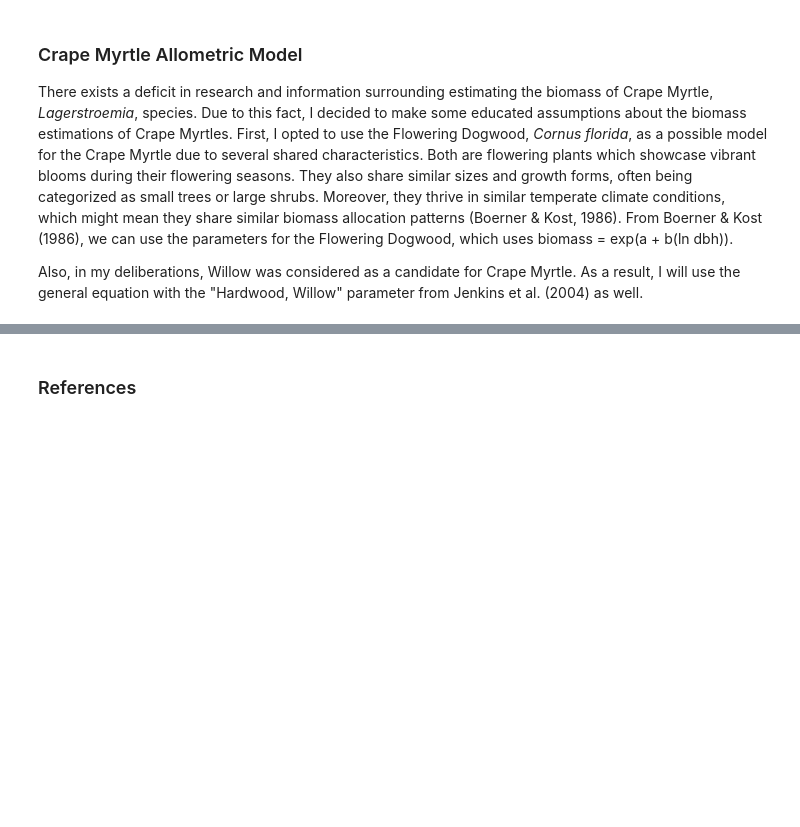
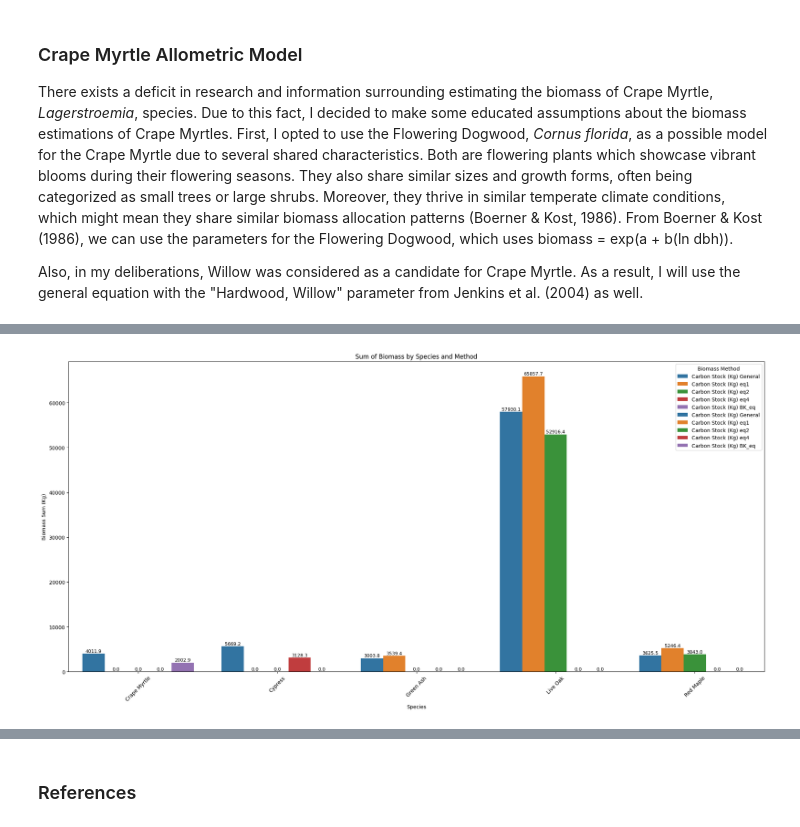
Before and after one commit to mikafur32/allometry-Assignment2, a Jupyter notebook: allometry.ipynb, the cells around one changed output, grey strips where cells are left out. Drawn from its saved outputs; the diff is of its cells as text; code cells hidden in the pictures; blank space fills up the shorter version.

```diff
--- a/allometry.ipynb
+++ b/allometry.ipynb
@@ -330,0 +335,29 @@ plt.show()
+# %%
+# Calculate the sum of biomass by species for each method and melt the data
+biomass_sum_by_species = consolidated_data.groupby('Species')[columns_with_data].sum().reset_index()
+biomass_sum_melted = biomass_sum_by_species.melt(id_vars=["Species"], value_vars=columns_with_data,
+                                                 var_name="Method", value_name="Biomass Sum (Kg)")
+
+plt.figure(figsize=(20, 10))
+ax = sns.barplot(x="Species", y="Biomass Sum (Kg)", hue="Method", data=biomass_sum_melted)
+
+# Adding numerical callouts to the bars
+for p in ax.patches:
+    ax.annotate(f"{p.get_height():.1f}",
+                (p.get_x() + p.get_width() / 2., p.get_height()),
+                ha='center', va='center',
+                fontsize=9, color='black',
+                xytext=(0, 5),
+                textcoords='offset points')
+
+
+sns.barplot(x="Species", y="Biomass Sum (Kg)", hue="Method", data=biomass_sum_melted, )
+plt.xticks(rotation=45)
+plt.title("Sum of Biomass by Species and Method")
+plt.ylabel("Biomass Sum (Kg)")
+plt.xlabel("Species")
+plt.legend(loc='upper right', title="Biomass Method")
+plt.tight_layout()
+plt.show()
+# %% [output]
+[figure, added]
```
Also changed, not shown: parts of 29 cells of this notebook, 3 other files.
